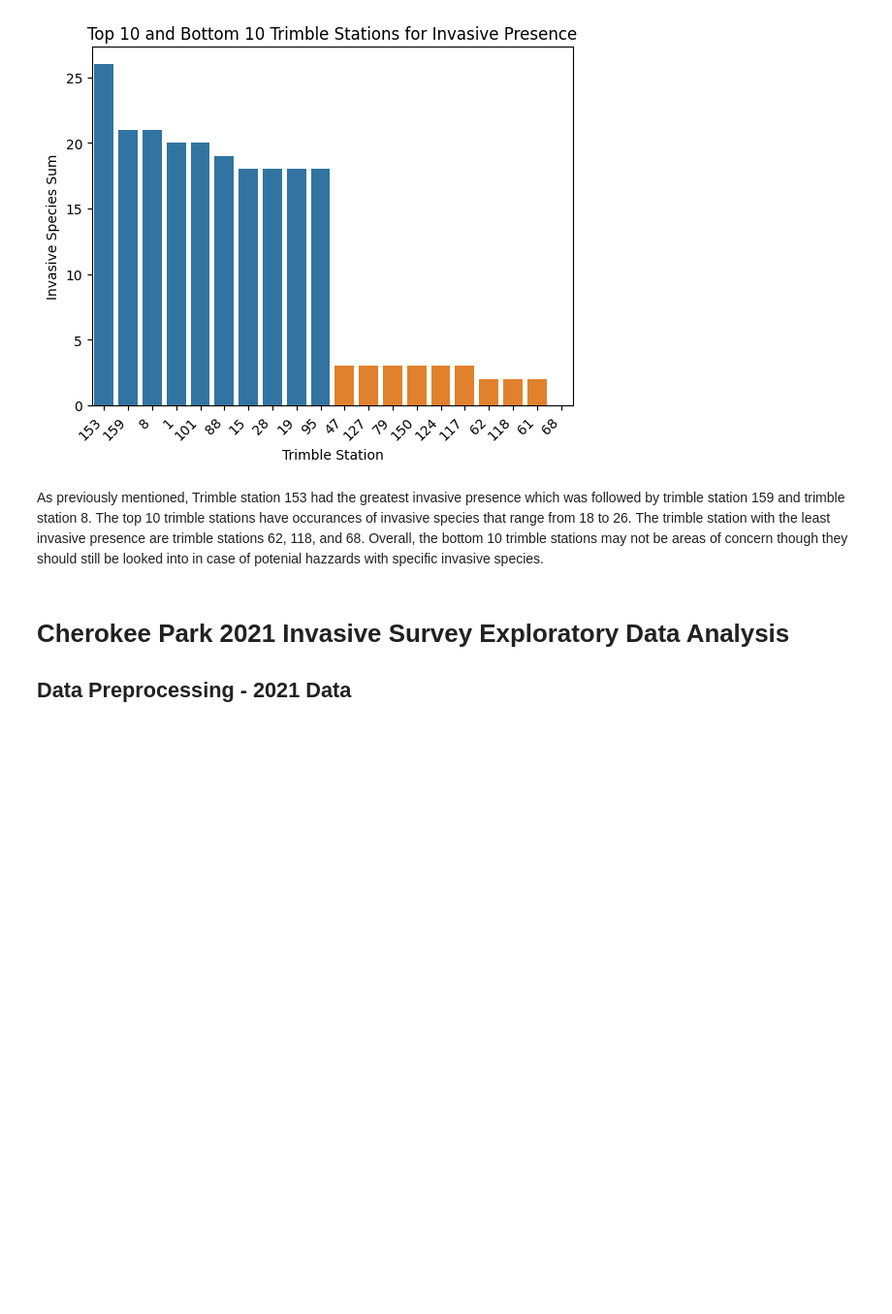
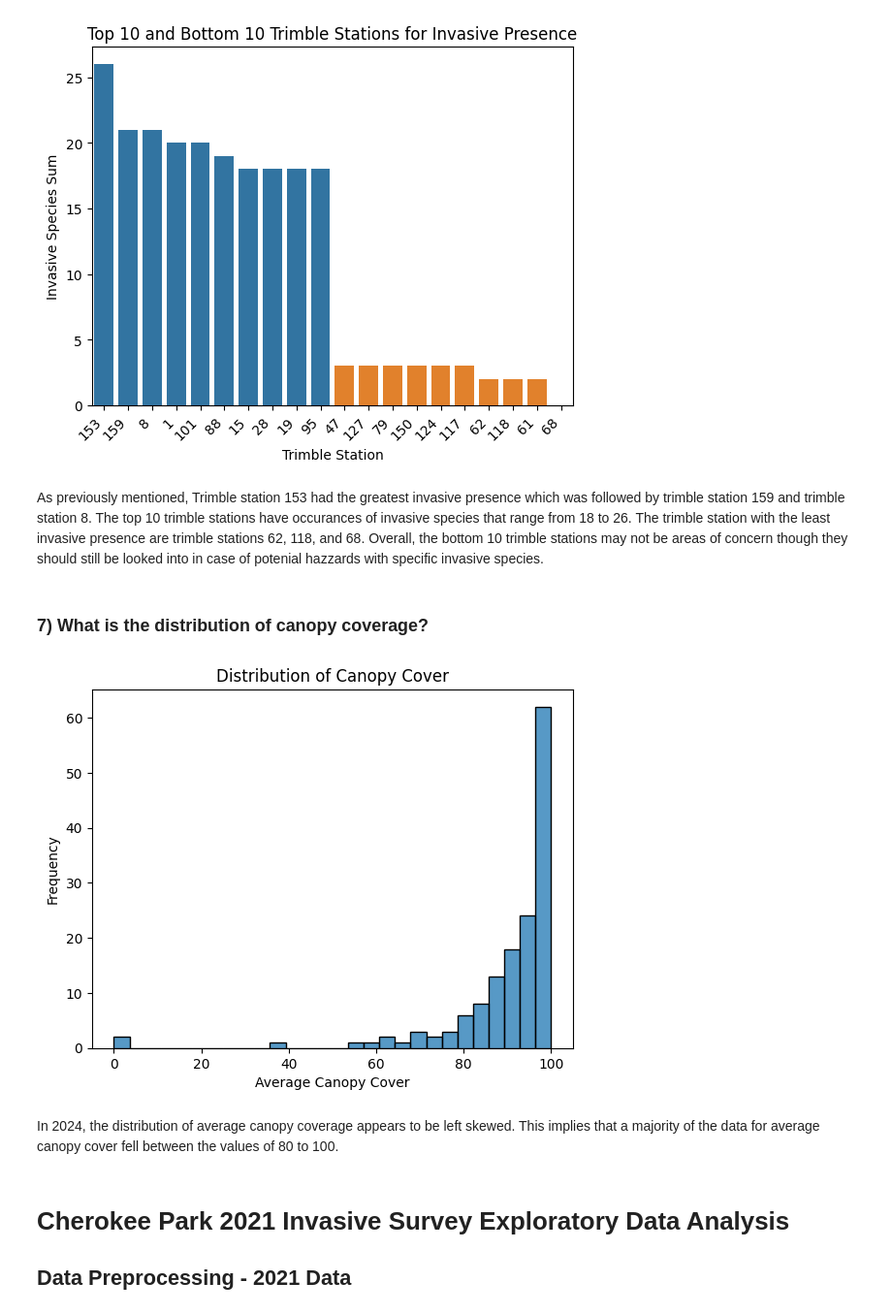
Before and after one commit to Graviton12/CS-430-Group-Project, a Jupyter notebook: Cherokee_Park_2024_and_2021_EDA.ipynb, the cells around one changed output. Shown at 97% size. Drawn from its saved outputs; the diff is of its cells as text; code cells hidden in the pictures; blank space fills up the shorter version.

```diff
--- a/Cherokee_Park_2024_and_2021_EDA.ipynb
+++ b/Cherokee_Park_2024_and_2021_EDA.ipynb
@@ -333,6 +333,19 @@ plt.show()
 [figure]
 # %% [markdown]
 As previously mentioned, Trimble station 153 had the greatest invasive presence which was followed by trimble station 159 and trimble station 8. The top 10 trimble stations have occurances of invasive species that range from 18 to 26. The trimble station with the least invasive presence are trimble stations 62, 118, and 68. Overall, the bottom 10 trimble stations may not be areas of concern though they should still be looked into in case of potenial hazzards with specific invasive species.
+# %% [markdown]
+### 7) What is the distribution of canopy coverage?
+# %%
+#distribution of canopy cover
+sns.histplot(invasive_data_2024['average_canopy_cover'])
+plt.title('Distribution of Canopy Cover')
+plt.xlabel('Average Canopy Cover')
+plt.ylabel('Frequency')
+plt.show()
+# %% [output]
+[figure, added]
+# %% [markdown]
+In 2024, the distribution of average canopy coverage appears to be left skewed. This implies that a majority of the data for average canopy cover fell between the values of 80 to 100.
 # %% [markdown]
 # Cherokee Park 2021 Invasive Survey Exploratory Data Analysis
 ## Data Preprocessing - 2021 Data
```
Also changed, not shown: parts of 8 cells of this notebook.
